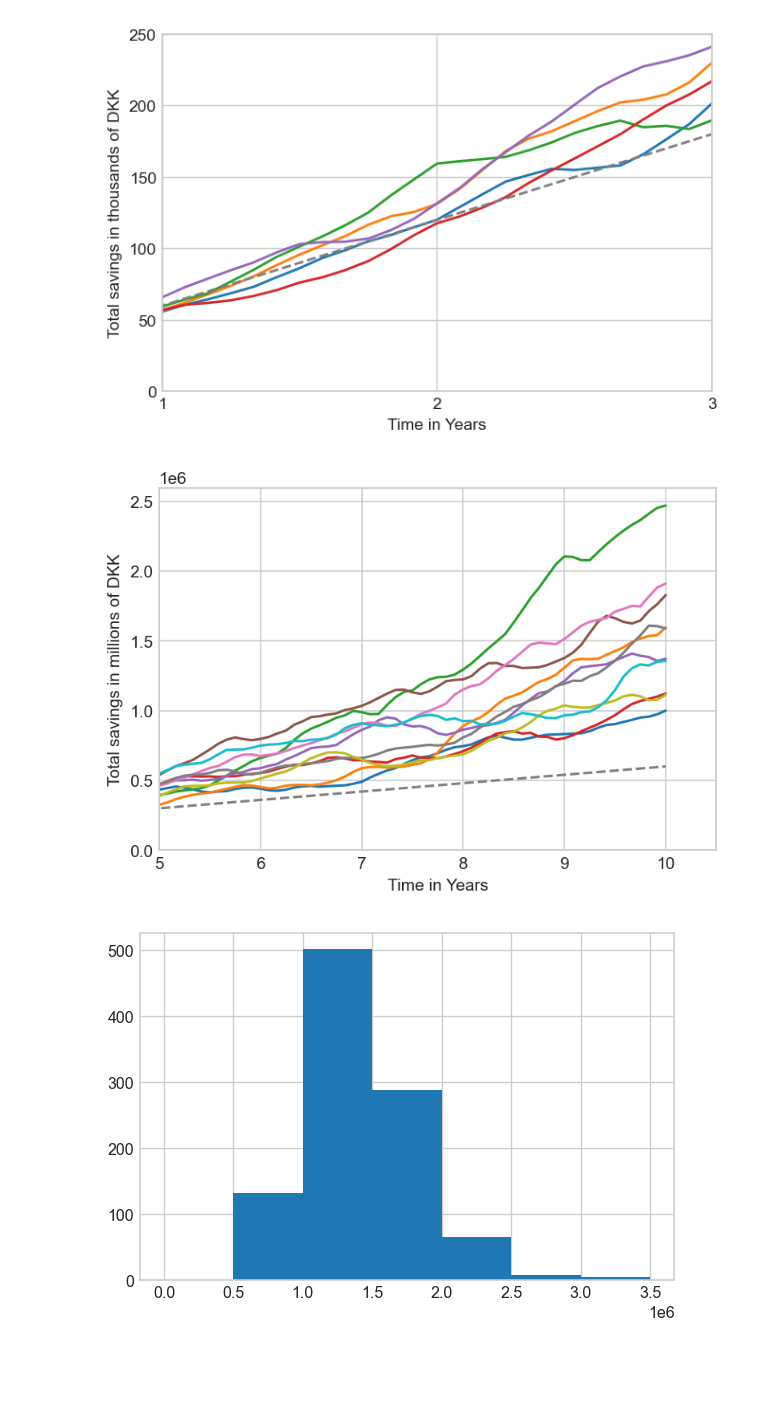
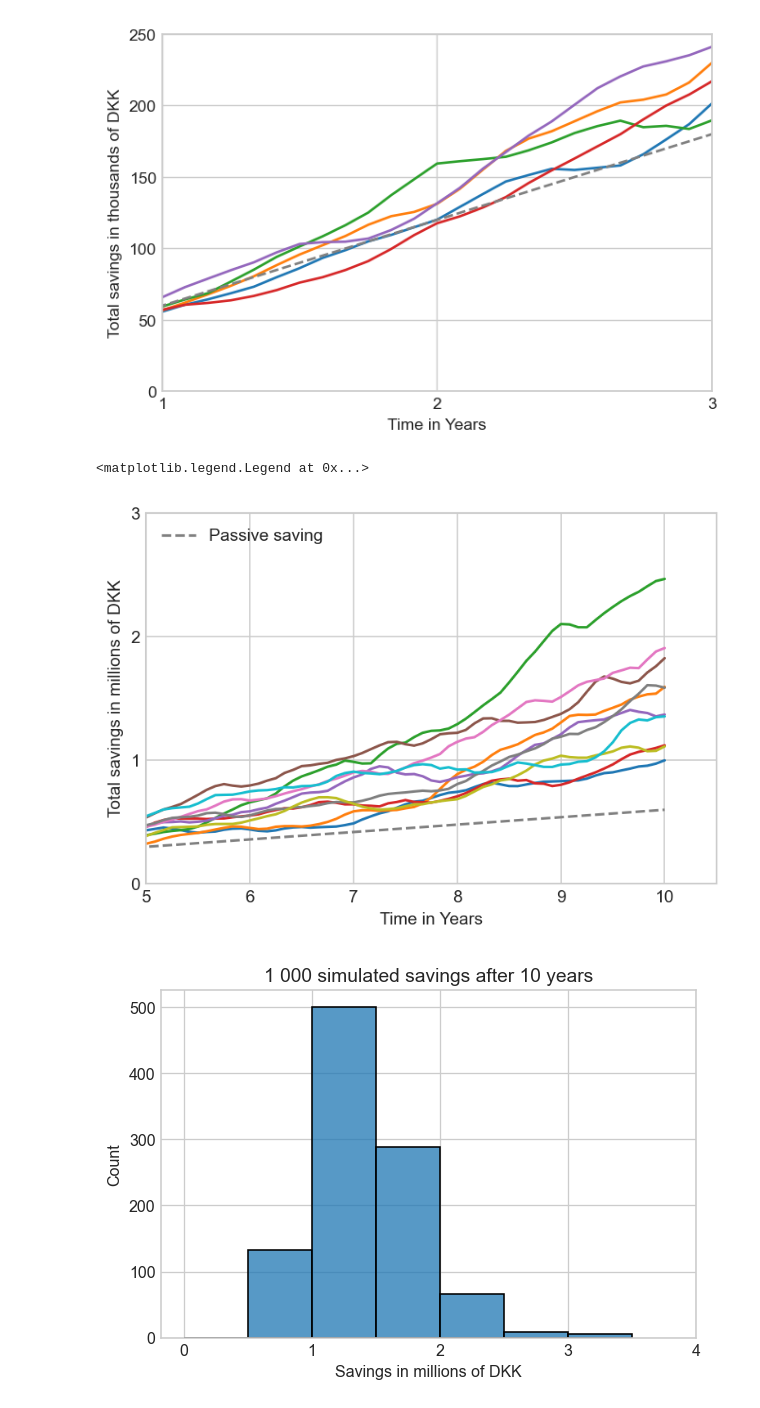
Before and after one commit to wizDs/ds-stock-analysis, a Jupyter notebook: notebooks/analysis.ipynb, the cells around one changed output. Saved outputs shown, nothing was run; the diff lists cells and outputs as text; code cells hidden in the pictures; blank space fills up the shorter version.

```diff
--- a/notebooks/analysis.ipynb
+++ b/notebooks/analysis.ipynb
@@ -86,6 +88,7 @@ ma_size = 3
 n_paths = 10
 passive = np.arange(periods+1) * saving_rate
 years = np.arange(periods+1) / 12
+lines = []
 
 fig, ax = plt.subplots(dpi=150)
 for i in range(n_paths):
@@ -94,17 +97,24 @@ for i in range(n_paths):
     saving = list(map(attrgetter('total'), saving))
     ma = moving_average(saving, ma_size)
     ma = pd.Series(ma, index=years)
-    ax.plot(ma)
+    ax.plot(ma / 1_000_000)
 ax.set_ylim(0);
 ax.set_xlim(5);
-ax.plot(pd.Series(passive, index=years), linestyle = "--", color = "grey")
+lines += ax.plot(pd.Series(passive, index=years) / 1_000_000, linestyle = "--", color = "grey")
 ax.set_xlabel('Time in Years')
 ax.set_ylabel('Total savings in millions of DKK');
+ax.set_yticks(np.arange(0,3+eps, 1));
+leg = Legend(ax, lines, ['Passive saving'],
+             loc='upper left', frameon=False)
+ax.add_artist(leg);
 # %% [output]
+<matplotlib.legend.Legend at 0x...>
-[figure, old version]
+[figure, new version]
 # %%
-eps = 0.001
 fig, ax = plt.subplots(dpi = 115)
-ax.hist(sampled_returns, bins=np.arange(0,3.5+eps, 0.5) * 10**6);
+sns.histplot(np.array(sampled_returns) / 1_000_000, bins=np.arange(0,3.5+eps, 0.5));
+ax.set_title('1 000 simulated savings after 10 years');
+ax.set_xlabel('Savings in millions of DKK');
+ax.set_xticks(np.arange(0,4+eps, 1));
 # %% [output]
-[figure, old version]
+[figure, new version]
```
Also changed, not shown: parts of 4 cells of this notebook, 5 other files.
